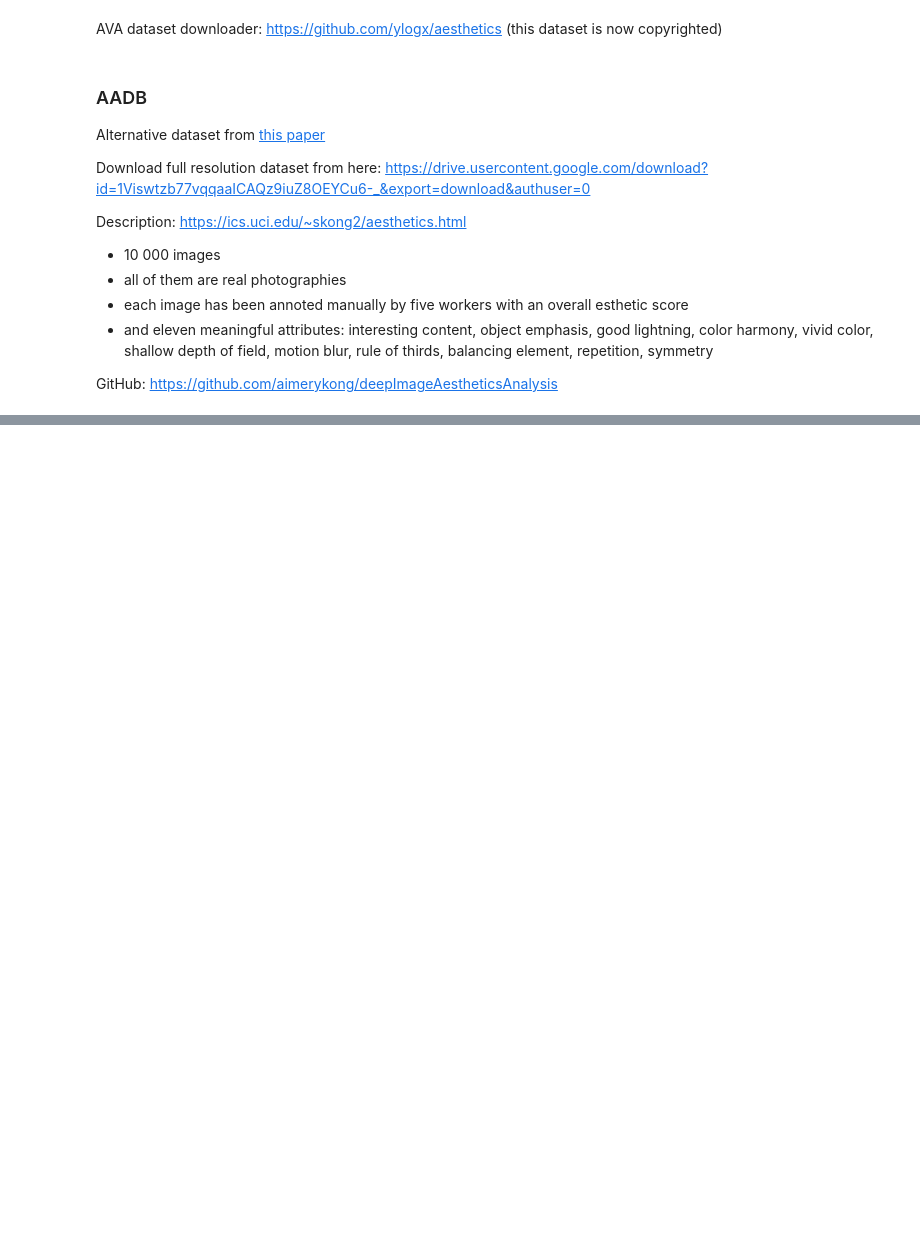
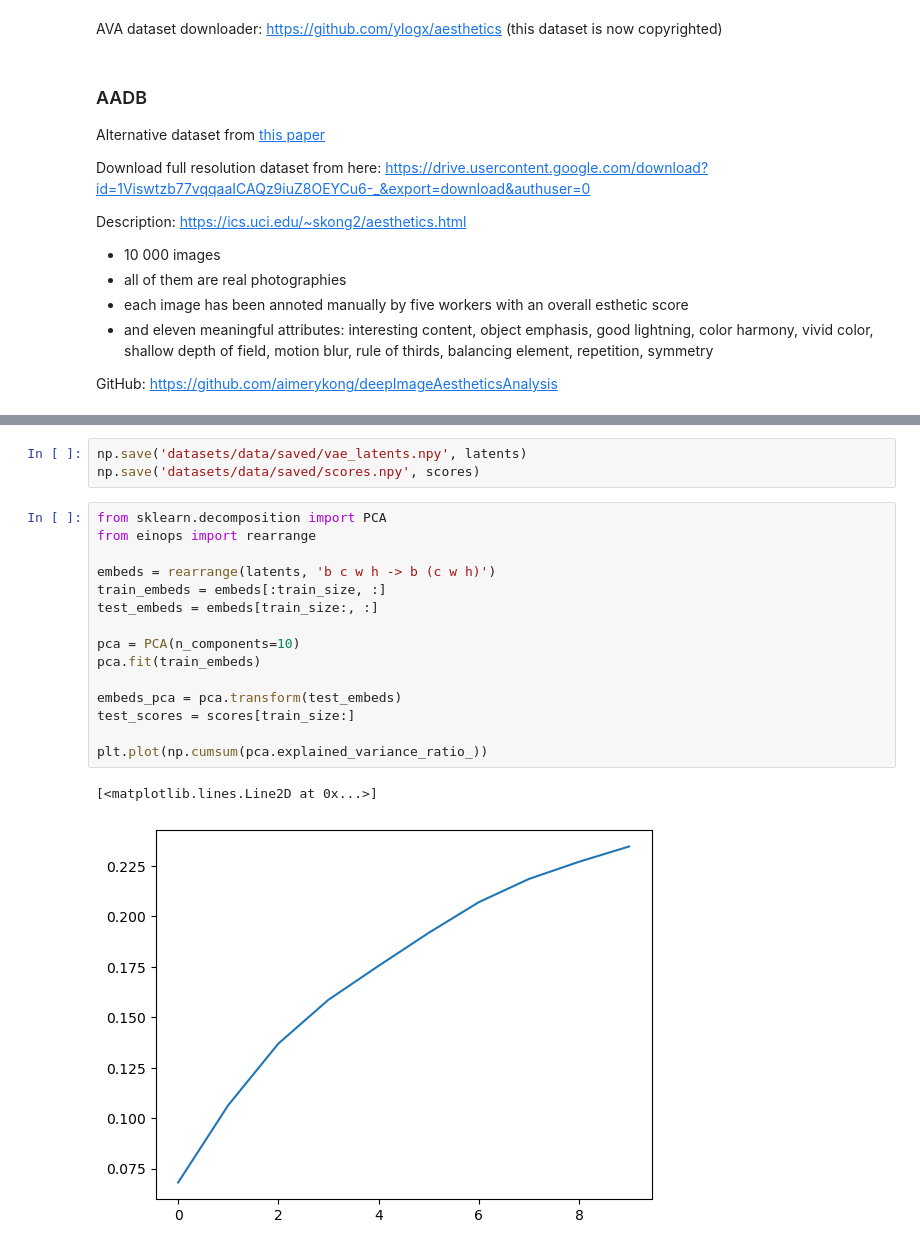
Before and after one commit to eloMG/gen-ai-photography, a Jupyter notebook: esthetic.ipynb, the cells around one changed output, grey strips where cells are left out. Cells and saved outputs as stored; diff of their text form; blank space fills up the shorter version.

Commit message:
+ analysis of vae embeddings

```diff
--- a/esthetic.ipynb
+++ b/esthetic.ipynb
@@ -192,0 +176,21 @@ plt.show()
+# %%
+np.save('datasets/data/saved/vae_latents.npy', latents)
+np.save('datasets/data/saved/scores.npy', scores)
+# %%
+from sklearn.decomposition import PCA
+from einops import rearrange
+
+embeds = rearrange(latents, 'b c w h -> b (c w h)')
+train_embeds = embeds[:train_size, :]
+test_embeds = embeds[train_size:, :]
+
+pca = PCA(n_components=10)
+pca.fit(train_embeds)
+
+embeds_pca = pca.transform(test_embeds)
+test_scores = scores[train_size:]
+
+plt.plot(np.cumsum(pca.explained_variance_ratio_))
+# %% [output]
+[<matplotlib.lines.Line2D at 0x...>]
+[figure, added]
```
Also changed, not shown: parts of 14 cells of this notebook.
